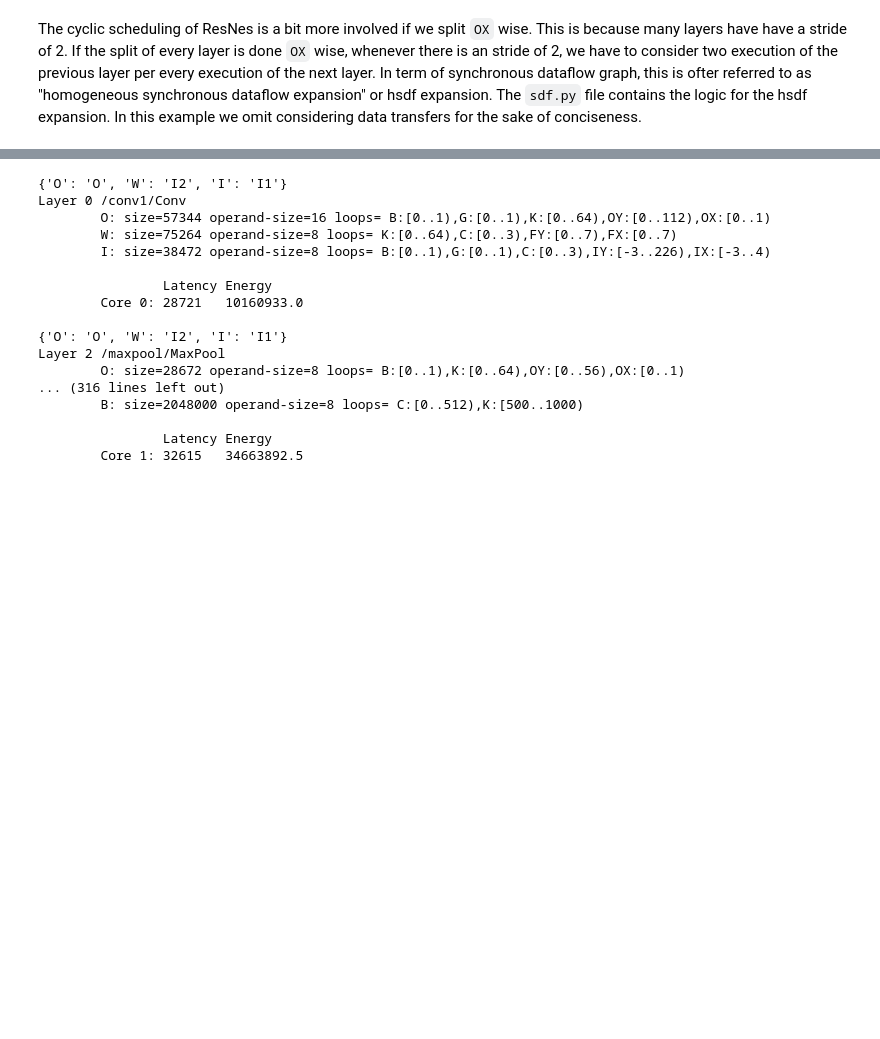
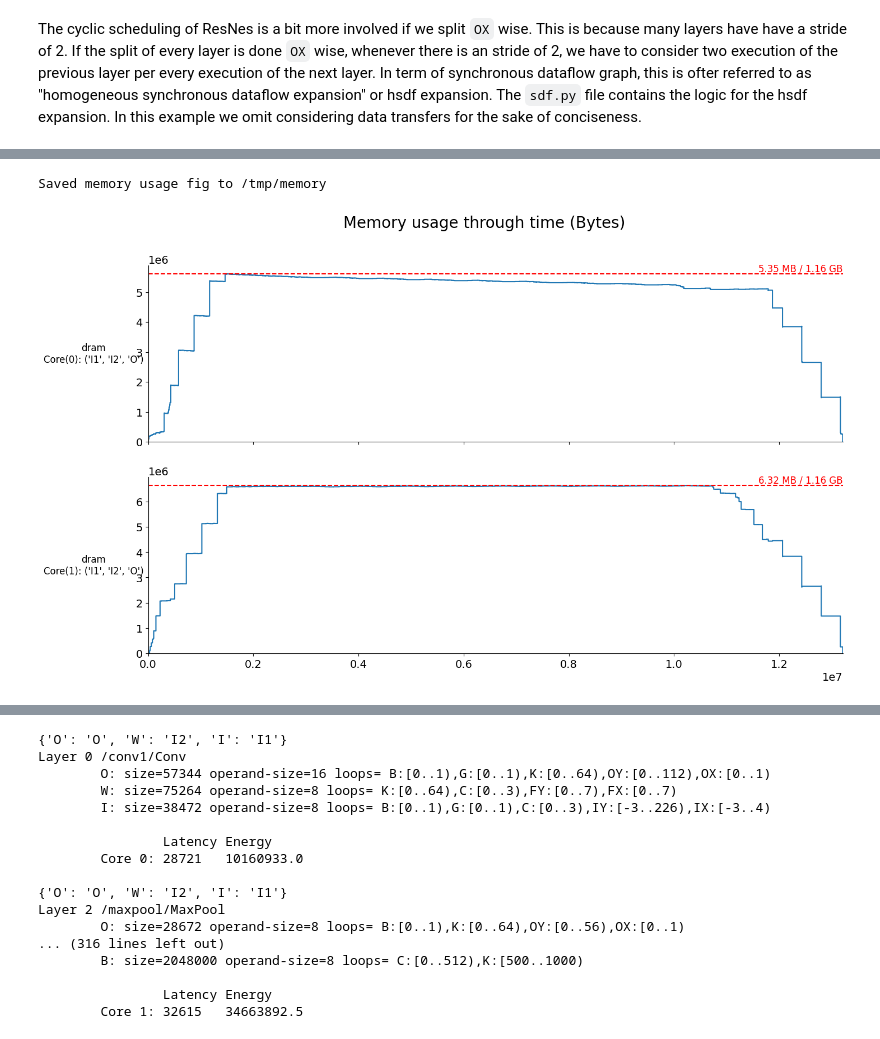
Before and after one commit to Andful/cyclic-scheduling, a Jupyter notebook: examples/ResNet.ipynb, the cells around one changed output, grey strips where cells are left out. Drawn from its saved outputs; the diff is of its cells as text; code cells hidden in the pictures; blank space fills up the shorter version.

```diff
--- a/examples/ResNet.ipynb
+++ b/examples/ResNet.ipynb
@@ -136,3 +158,9 @@ plot_timeline_brokenaxes(
+# %%
+from stream.visualization.memory_usage import plot_memory_usage
+plot_memory_usage(scme, (0,), (100,), fig_path="/tmp/memory")
+# %% [output]
+Saved memory usage fig to /tmp/memory
+[figure, added]
 # %%
 plt = plot_timeline_brokenaxes(
     scme,
```
Also changed, not shown: parts of 5 cells of this notebook, 3 other files.
